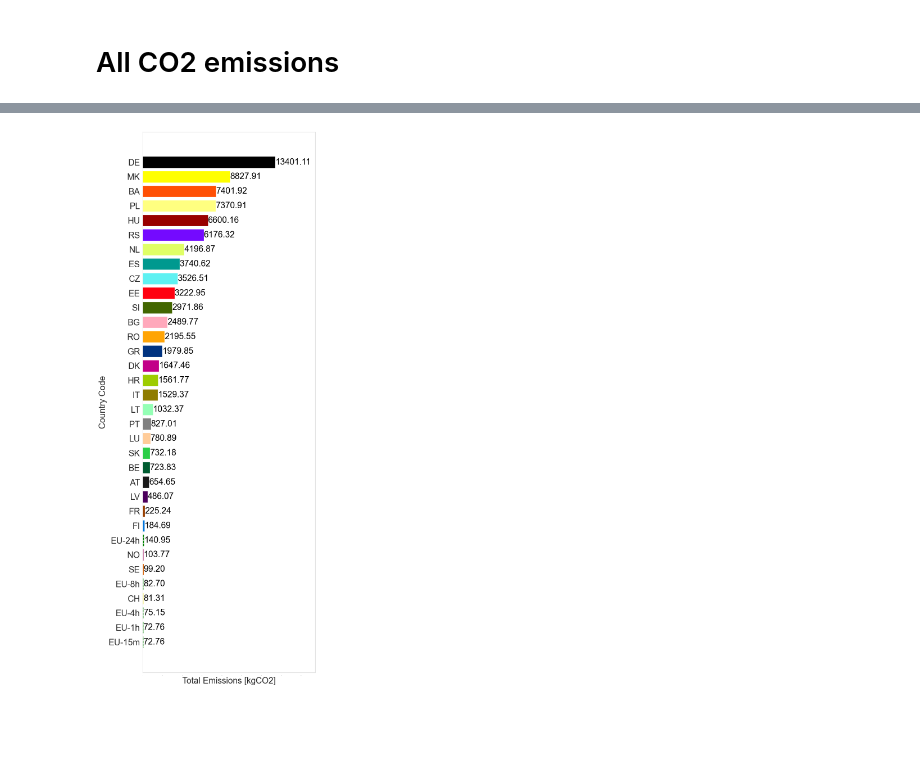
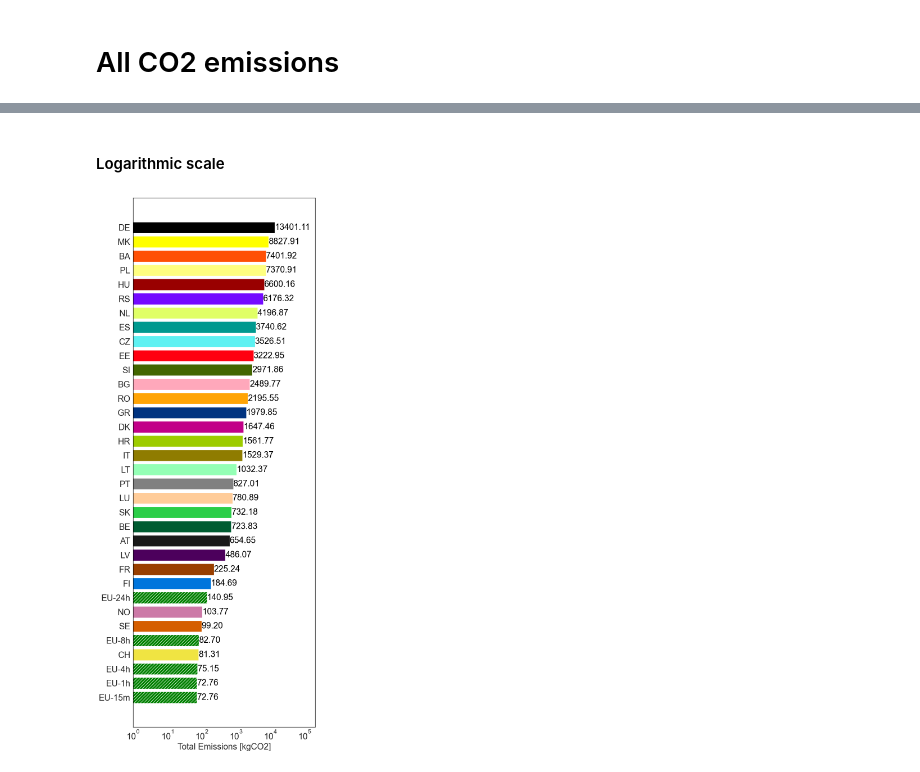
Before and after one commit to Radu-Nicolae/opendc-m3sa, a Jupyter notebook: exp3/exp3-plots.ipynb, the cells around one changed output, grey strips where cells are left out. Saved outputs shown, nothing was run; the diff lists cells and outputs as text; code cells hidden in the pictures; blank space fills up the shorter version.

```diff
--- a/exp3/exp3-plots.ipynb
+++ b/exp3/exp3-plots.ipynb
@@ -167,24 +205,34 @@ all_countries = [x[0] for x in all_metamodels]
+# %% [markdown]
+#### Logarithmic scale
 # %%
 plt.figure(figsize=(8, 20))
 bars = plt.barh(all_countries, all_emissions, color=['green' if emission in [x[1] for x in migration_metamodels] else colorblind_friendly_colors[i] for i, emission in enumerate(all_emissions)])
 plt.xlabel('Total Emissions [kgCO2]', fontsize=22)
-plt.xlim(0, max(all_emissions) * 1.3)
+
 plt.yticks(fontsize=22)  # Adjusted for better visibility and fit
-plt.ylabel('Country Code', fontsize=22)
-plt.xticks(fontsize=0)  # Adjusted for better visibility and fit
+plt.xticks(fontsize=22, ticks=plt.xticks()[0], labels=[])  # Adjusted for better visibility and fit
+
+plt.gca().spines['top'].set_color('black')
+plt.gca().spines['top'].set_linewidth(1)
+plt.gca().spines['right'].set_color('black')
+plt.gca().spines['right'].set_linewidth(1)
+plt.gca().spines['left'].set_color('black')
+plt.gca().spines['left'].set_linewidth(1)
+plt.gca().spines['bottom'].set_color('black')
+plt.gca().spines['bottom'].set_linewidth(1)
+
+# make it logarithmic sclae
+plt.xscale('log')
+plt.xlim(1, 200000)
 
 for bar, emission in zip(bars, all_emissions):
-    # if it is an eu bar, then give is a special pattern
     if emission in [x[1] for x in migration_metamodels]:
-        bar.set_hatch('///')
+        bar.set_hatch('///')  # Setting pattern for specific bars
+    plt.text(bar.get_width(), bar.get_y() + bar.get_height() / 2, f'{emission:.2f}',
+             va='center', ha='left', fontsize=22, color='black')  # Text formatting
 
-    # if the text contains a dot, remove the dot
-    plt.text(bar.get_width(), bar.get_y() + bar.get_height()/2, f'{emission:.2f}',
-             va='center', ha='left', fontsize=22, color='black')
-
-# grid off
-plt.grid(False)
+plt.grid(False)  # Ensure grid is off
 plt.tight_layout()
-plt.savefig('exp3-all-emissions.pdf')
+plt.savefig('plots/exp3-all-emissions-log-scale.pdf')
 # %% [output]
-[figure, old version]
+[figure, new version]
```
Also changed, not shown: parts of 5 cells of this notebook, 9 other files.
